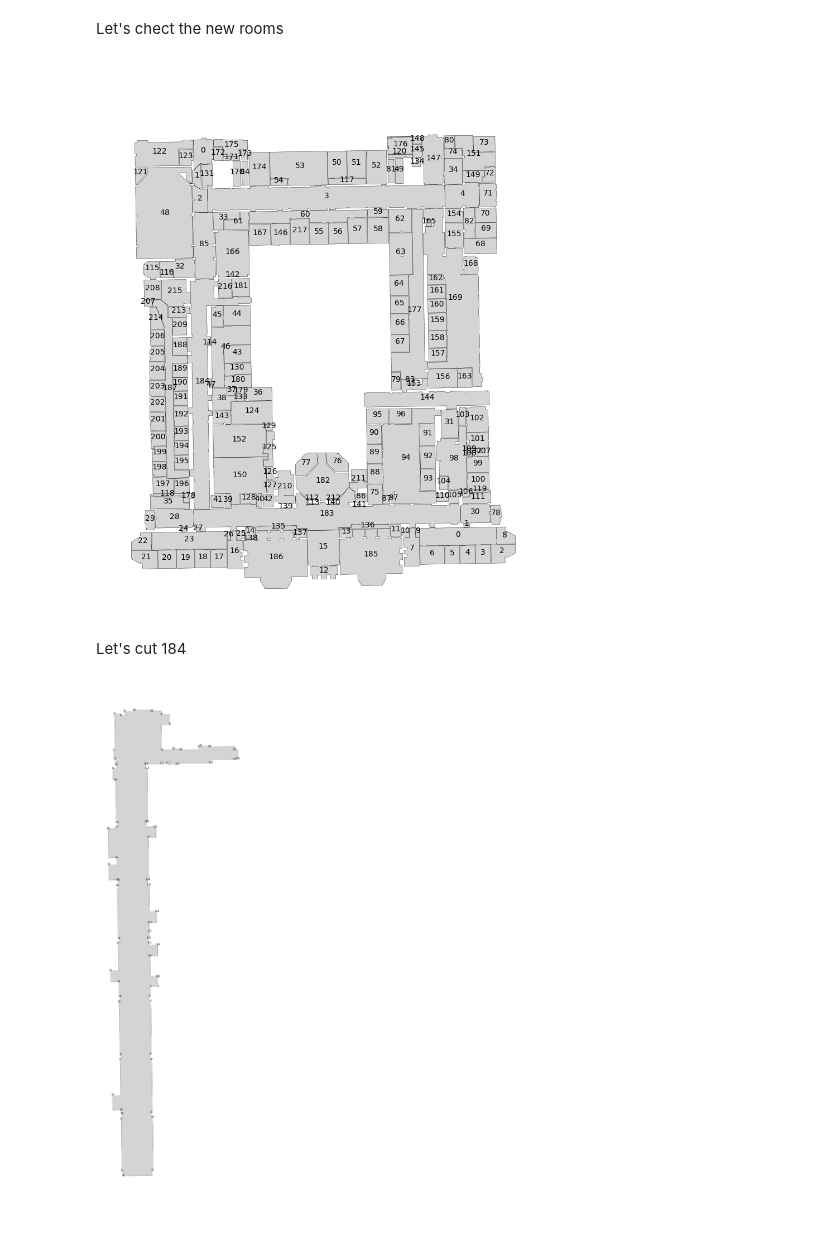
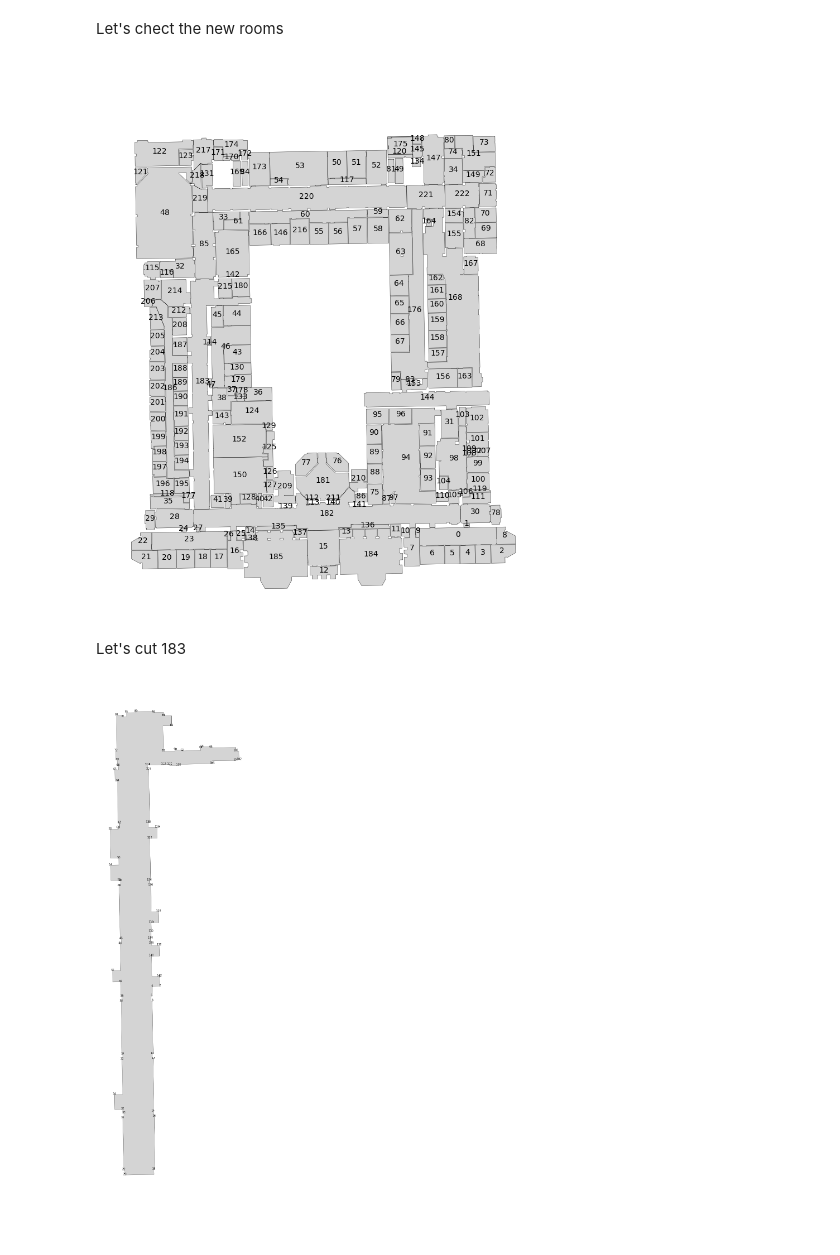
Before and after one commit to yonghah/geopandas-for-architecture, a Jupyter notebook: room connection using door info.ipynb, the cells around one changed output. Saved outputs shown, nothing was run; the diff lists cells and outputs as text; code cells hidden in the pictures.

Commit message:
data cleaning: more rooms are cut

```diff
--- a/room connection using door info.ipynb
+++ b/room connection using door info.ipynb
@@ -76,11 +78,15 @@ d4   POINT (13293937.61876641 282508.8629702528)      door
 # %%
+def default_ax(size=12):
+    fig, ax = plt.subplots()
+    fig.set_size_inches(size, size)
+    ax.axison = False
+    ax.set_aspect('equal')
+    return ax
+
 # plot color of doors with number of connected rooms
-fig, ax = plt.subplots()
-fig.set_size_inches(12, 12)
-ax.axison = False
+ax = default_ax()
 rooms.plot(ax=ax, linewidth=0.0, color='#aaaaaa')
 nodes.plot(ax=ax, markersize=4, markeredgecolor='none', column="node_type", cmap="Accent")
-ax.set_aspect('equal')
 plt.show()
 # %% [output]
 [figure]
@@ -174,11 +170,8 @@ plt.show()
 # %% [markdown]
 Several edges are too much unrealistic since some of the room polygons are L-shaped such as 164. Or some of the long corridors are connected in L-shape such as 183 and 184. We are going to fix it by dividing these corridors into several pieces.
 # %%
-fig, ax = plt.subplots()
-fig.set_size_inches(12, 12)
-ax.axison = False
+ax = default_ax()
 rooms.plot(ax=ax, linewidth=0.3, color='#aaaaaa')
-ax.set_aspect('equal')
 
 for idx, row in rooms.iterrows():
     plt.annotate(s=idx, xy=[row.geometry.centroid.x, row.geometry.centroid.y],
@@ -190,18 +183,15 @@ plt.show()
 # %% [markdown]
 Let's look at 164. We'd like to divide it into smaller pieces. I don't want to do it with mouse... So, let's label the vertices to call them.
 # %%
-def display_1_polygon(df, rid):
-    room = rooms.loc[rid]
+def display_1_polygon(df, rid, div=2, res=0):
+    room = df.loc[rid]
     rpoly = room.geometry
     rbound = rpoly[0].boundary.coords
 
-    fig, ax = plt.subplots()
-    fig.set_size_inches(30, 30)
-    ax.axison = False
-    rooms[rooms.index == rid].plot(ax=ax, linewidth=0.3, color='#aaaaaa')
-    ax.set_aspect('equal')
+    ax = default_ax(size=25)
+    df[df.index == rid].plot(ax=ax, linewidth=0.3, color='#aaaaaa')
     for idx, row in enumerate(rbound):
-        if idx%2 == 0: # display every other vertex to prevent overlap
+        if idx % div == res: # display every other vertex to prevent overlap
             plt.annotate(s=idx, xy=row, horizontalalignment='center', fontsize=7)
     plt.show()
 
@@ -213,8 +203,8 @@ display_1_polygon(rooms, 164)
 from shapely.geometry import MultiLineString
 import shapely
 
-rid = 164
-cut_points = [(18,198), (19,194), (20,184), (83,119)]
+# this function cuts a polygon in the df with lines defined by cut points;
+# remove the original polygon; and add cut pieces into df
 
 def cut_polygon_with_line(df, rid, cut_points):
     room = df.loc[rid]
@@ -234,34 +224,32 @@ def cut_polygon_with_line(df, rid, cut_points):
 
     new_df = df.drop(df.index[rid])
     new_df = new_df.append(new_rooms)
+    new_df = new_df.reset_index(drop=True)
     return new_df
 
+cut_points = [(18,198), (19,194), (20,184), (83,119), (70,131)]
 nr = cut_polygon_with_line(rooms, 164, cut_points)
 # %% [markdown]
 Let's chect the new rooms
 # %%
 def show_rooms(df):
-    fig, ax = plt.subplots()
-    fig.set_size_inches(12, 12)
-    ax.axison = False
+    ax = default_ax()
     df.plot(ax=ax, linewidth=0.3, color='#aaaaaa')
-    ax.set_aspect('equal')
-
-    for idx, row in df.iterrows():
-        plt.annotate(s=idx, xy=[row.geometry.centroid.x, row.geometry.centroid.y],
+    for index in df.index:
+        row = df.loc[index]
+        plt.annotate(s=index, xy=[row.geometry.centroid.x, row.geometry.centroid.y],
                      horizontalalignment='center')
-
     plt.show()
 
 show_rooms(nr)
 # %% [output]
-[figure, old version]
+[figure, new version]
 # %% [markdown]
-Let's cut 184
+Let's cut 183
 # %%
-display_1_polygon(nr, 184)
+display_1_polygon(nr, 183)
 # %% [output]
-[figure, old version]
+[figure, new version]
 # %%
 cut_points = [(88,112),
               (68,114),
```
Also changed, not shown: parts of 14 cells of this notebook.
